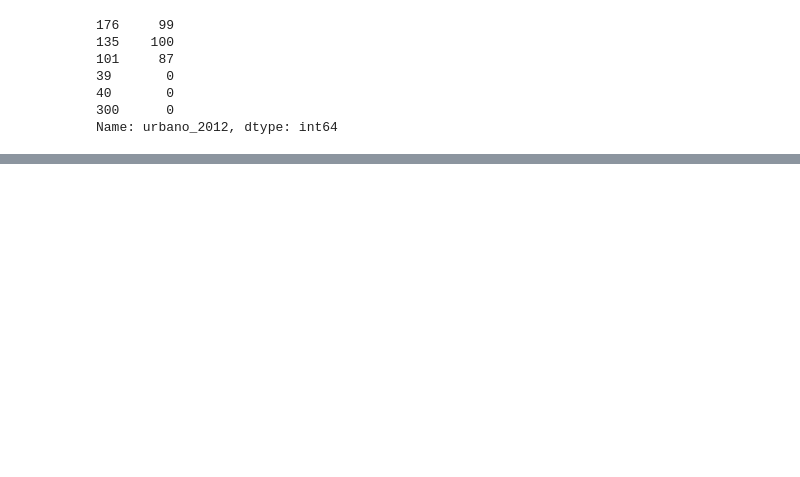
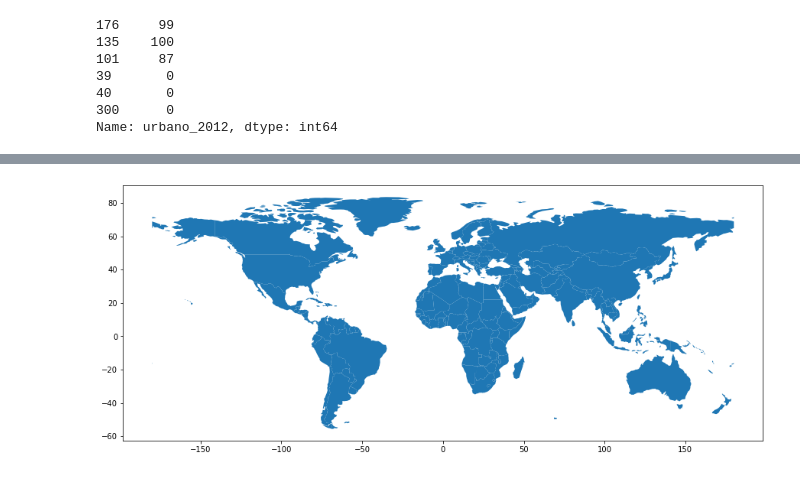
Before and after one commit to GW-DSSD/GeoDS4Bolivia, a Jupyter notebook: EDA/Start.ipynb, the cells around one changed output, grey strips where cells are left out. Drawn from its saved outputs; the diff is of its cells as text; code cells hidden in the pictures; blank space fills up the shorter version.

```diff
--- a/EDA/Start.ipynb
+++ b/EDA/Start.ipynb
@@ -256,3 +259,11 @@ fig.update_layout(barmode='group', xaxis_tickangle=-45)
 fig.show()
 # %% [output]
 [interactive output not drawn]
+# %%
+world = gpd.read_file(gpd.datasets.get_path('naturalearth_lowres'))
+
+cities = gpd.read_file(gpd.datasets.get_path('naturalearth_cities'))
+# %%
+world.plot(figsize=(15,18));
+# %% [output]
+[figure, added]
```
Also changed, not shown: parts of 11 cells of this notebook, 1 other file.
